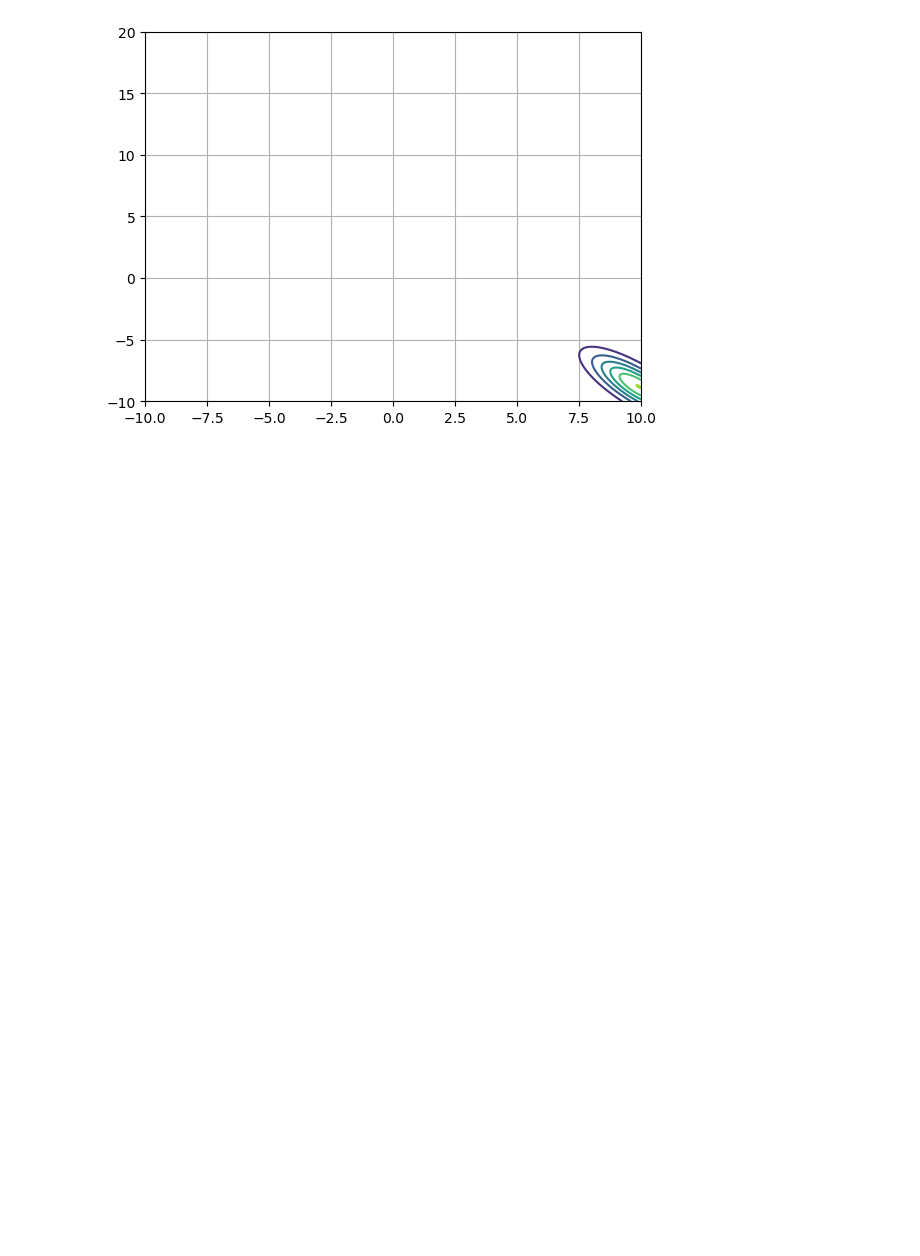
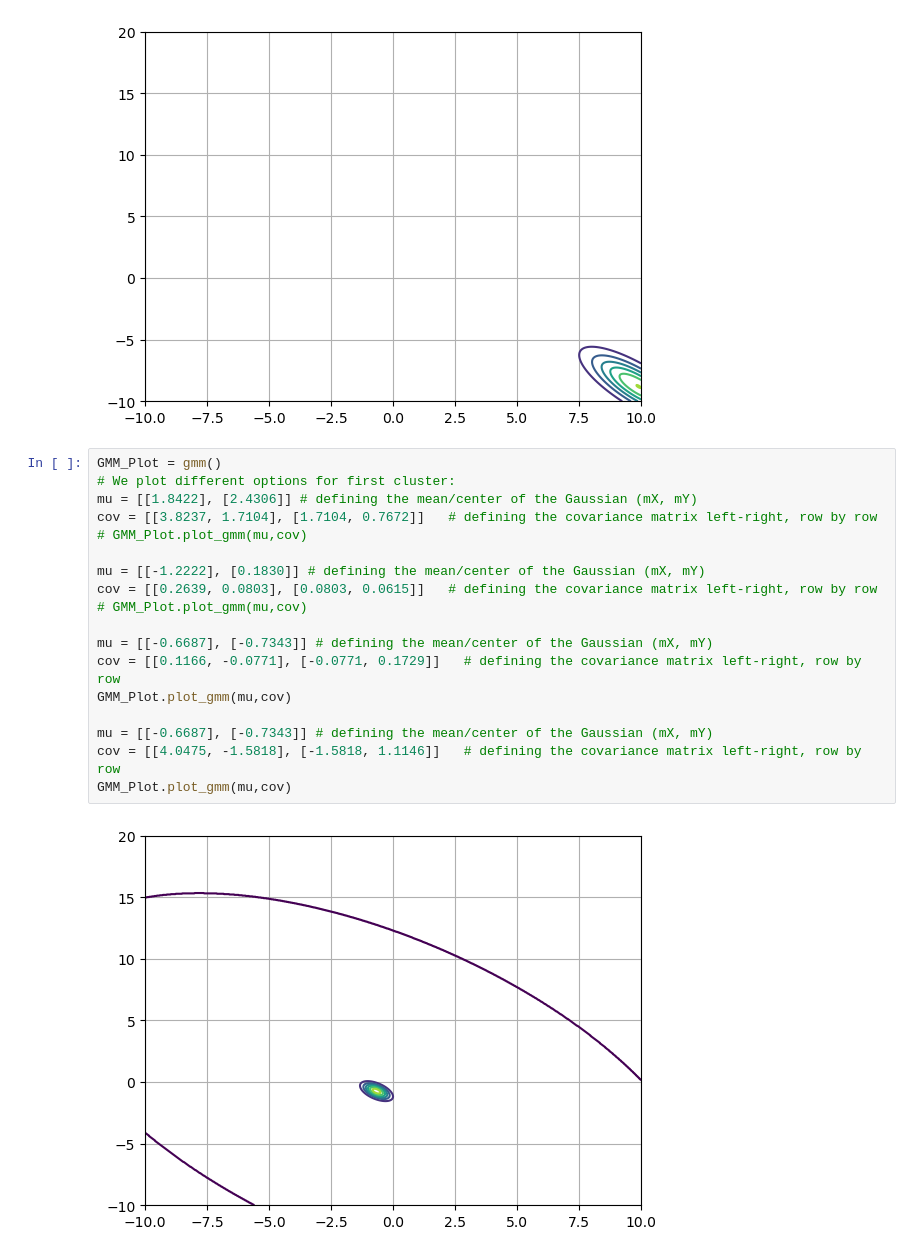
Before and after one commit to roboticapples14/ML-scripts, a Jupyter notebook: GMM.ipynb, the cells around one changed output. Cells and saved outputs as stored; diff of their text form; blank space fills up the shorter version.

```diff
--- a/GMM.ipynb
+++ b/GMM.ipynb
@@ -26,3 +26,23 @@ GMM_Plot.plot_gmm(mu,cov)
 [figure]
 [figure]
 [figure]
+# %%
+GMM_Plot = gmm()
+# We plot different options for first cluster:
+mu = [[1.8422], [2.4306]] # defining the mean/center of the Gaussian (mX, mY)
+cov = [[3.8237, 1.7104], [1.7104, 0.7672]]   # defining the covariance matrix left-right, row by row
+# GMM_Plot.plot_gmm(mu,cov)
+
+mu = [[-1.2222], [0.1830]] # defining the mean/center of the Gaussian (mX, mY)
+cov = [[0.2639, 0.0803], [0.0803, 0.0615]]   # defining the covariance matrix left-right, row by row
+# GMM_Plot.plot_gmm(mu,cov)
+
+mu = [[-0.6687], [-0.7343]] # defining the mean/center of the Gaussian (mX, mY)
+cov = [[0.1166, -0.0771], [-0.0771, 0.1729]]   # defining the covariance matrix left-right, row by row
+GMM_Plot.plot_gmm(mu,cov)
+
+mu = [[-0.6687], [-0.7343]] # defining the mean/center of the Gaussian (mX, mY)
+cov = [[4.0475, -1.5818], [-1.5818, 1.1146]]   # defining the covariance matrix left-right, row by row
+GMM_Plot.plot_gmm(mu,cov)
+# %% [output]
+[figure, added]
```
Also changed, not shown: parts of 5 cells of this notebook, 26 other files.
